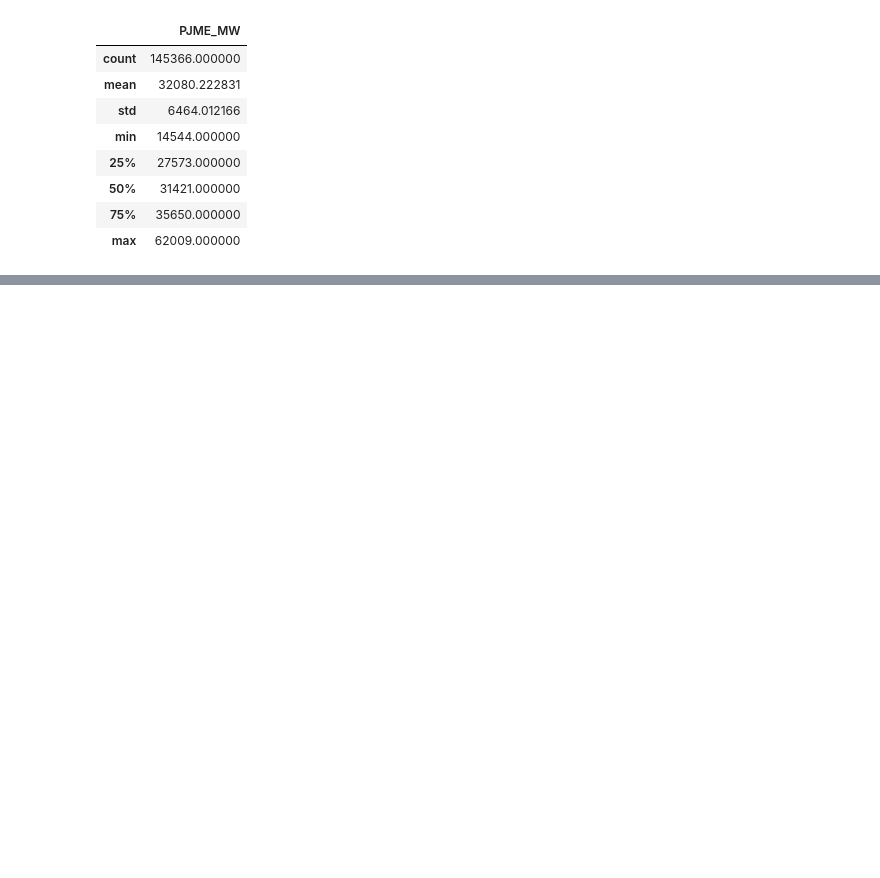
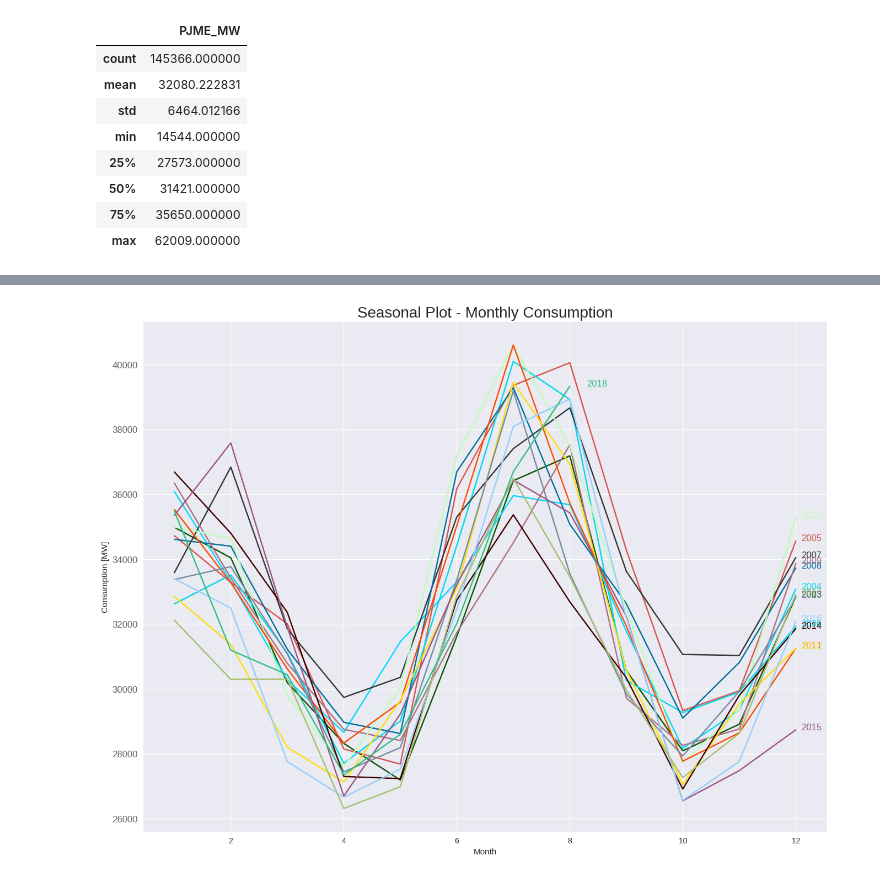
Before and after one commit to KHawaldar/ml-algorithms, a Jupyter notebook: timeseries/energy_consumption.ipynb, the cells around one changed output, grey strips where cells are left out. Saved outputs shown, nothing was run; the diff lists cells and outputs as text; code cells hidden in the pictures; blank space fills up the shorter version.

```diff
--- a/timeseries/energy_consumption.ipynb
+++ b/timeseries/energy_consumption.ipynb
@@ -16,0 +85,12 @@ df.describe()
+# %%
+# Defining required fields
+df['year'] = [x for x in df.index.year]
+df['month'] = [x for x in df.index.month]
+df = df.reset_index()
+df['week'] = df['Datetime'].apply(lambda x:x.week)
+df = df.set_index('Datetime')
+df['hour'] = [x for x in df.index.hour]
+df['day'] = [x for x in df.index.day_of_week]
+df['day_str'] = [x.strftime('%a') for x in df.index]
+df['year_month'] = [str(x.year) + '_' + str(x.month) for x in df.index]
+print(df['day_str'])
@@ -16,0 +111,30 @@ df.describe()
+# %%
+import numpy as np
+import matplotlib as mpl
+
+# Defining colors palette
+#3.1 Seasonal plot — Yearly consumption
+np.random.seed(42)
+df_plot = df[['month', 'year', 'PJME_MW']].dropna().groupby(['month', 'year']).mean()[['PJME_MW']].reset_index()
+years = df_plot['year'].unique()
+colors = np.random.choice(list(mpl.colors.XKCD_COLORS.keys()), len(years), replace=False)
+
+# Plot
+plt.figure(figsize=(16,12))
+for i, y in enumerate(years):
+    if i > 0:
+        plt.plot('month', 'PJME_MW', data=df_plot[df_plot['year'] == y], color=colors[i], label=y)
+        if y == 2018:
+            plt.text(df_plot.loc[df_plot.year==y, :].shape[0]+0.3, df_plot.loc[df_plot.year==y, 'PJME_MW'][-1:].values[0], y, fontsize=12, color=colors[i])
+        else:
+            plt.text(df_plot.loc[df_plot.year==y, :].shape[0]+0.1, df_plot.loc[df_plot.year==y, 'PJME_MW'][-1:].values[0], y, fontsize=12, color=colors[i])
+
+# Setting labels
+plt.gca().set(ylabel= 'PJME_MW', xlabel = 'Month')
+plt.yticks(fontsize=12, alpha=.7)
+plt.title("Seasonal Plot - Monthly Consumption", fontsize=20)
+plt.ylabel('Consumption [MW]')
+plt.xlabel('Month')
+plt.show()
+# %% [output]
+[figure, added]
```
Also changed, not shown: parts of 10 cells of this notebook.
